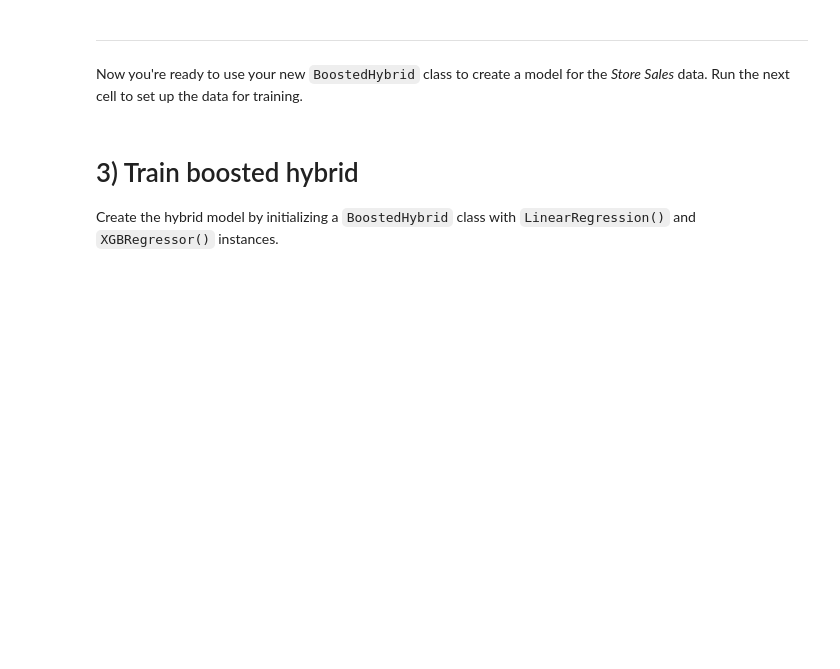
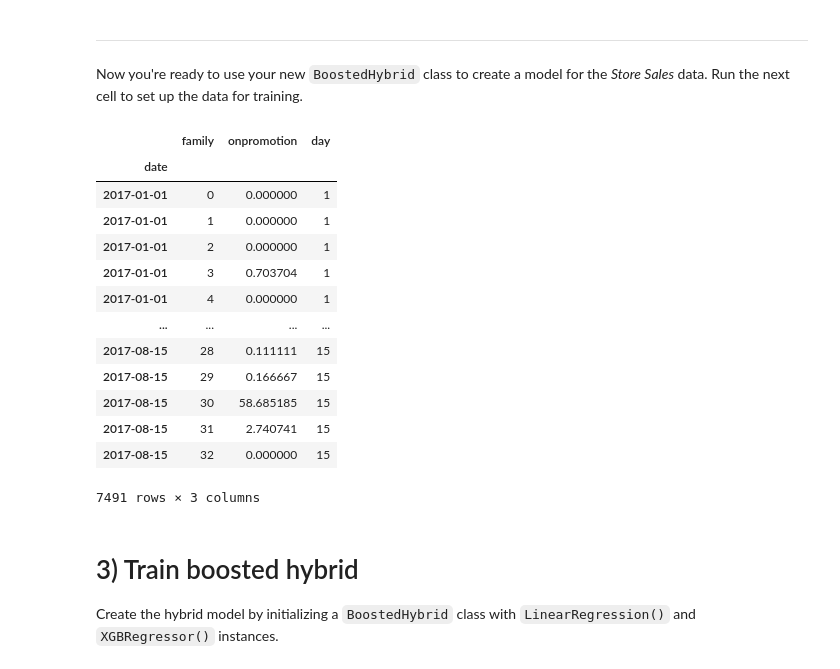
Before and after one commit to AugustinClot/pointsq_rachid, a Jupyter notebook: Kaggle TS Tuto/TS 5 - Hybrid Models.ipynb, the cells around one changed output. Cells and saved outputs as stored; diff of their text form; code cells hidden in the pictures; blank space fills up the shorter version.

```diff
--- a/Kaggle TS Tuto/TS 5 - Hybrid Models.ipynb
+++ b/Kaggle TS Tuto/TS 5 - Hybrid Models.ipynb
@@ -153,6 +265,23 @@ X_2['family'] = le.fit_transform(X_2['family'])
 
 # Label encoding for seasonality
 X_2["day"] = X_2.index.day  # values are day of the month
+# %%
+X_2
+# %% [output]
+|  | family | onpromotion | day |
+| date |  |  |  |
+| 2017-01-01 | 0 | 0.000000 | 1 |
+| 2017-01-01 | 1 | 0.000000 | 1 |
+| 2017-01-01 | 2 | 0.000000 | 1 |
+| 2017-01-01 | 3 | 0.703704 | 1 |
+| 2017-01-01 | 4 | 0.000000 | 1 |
+| ... | ... | ... | ... |
+| 2017-08-15 | 28 | 0.111111 | 15 |
+| 2017-08-15 | 29 | 0.166667 | 15 |
+| 2017-08-15 | 30 | 58.685185 | 15 |
+| 2017-08-15 | 31 | 2.740741 | 15 |
+| 2017-08-15 | 32 | 0.000000 | 15 |
+7491 rows × 3 columns
 # %% [markdown]
 # 3) Train boosted hybrid
 
```
Also changed, not shown: parts of 9 cells of this notebook, 4 other files.
